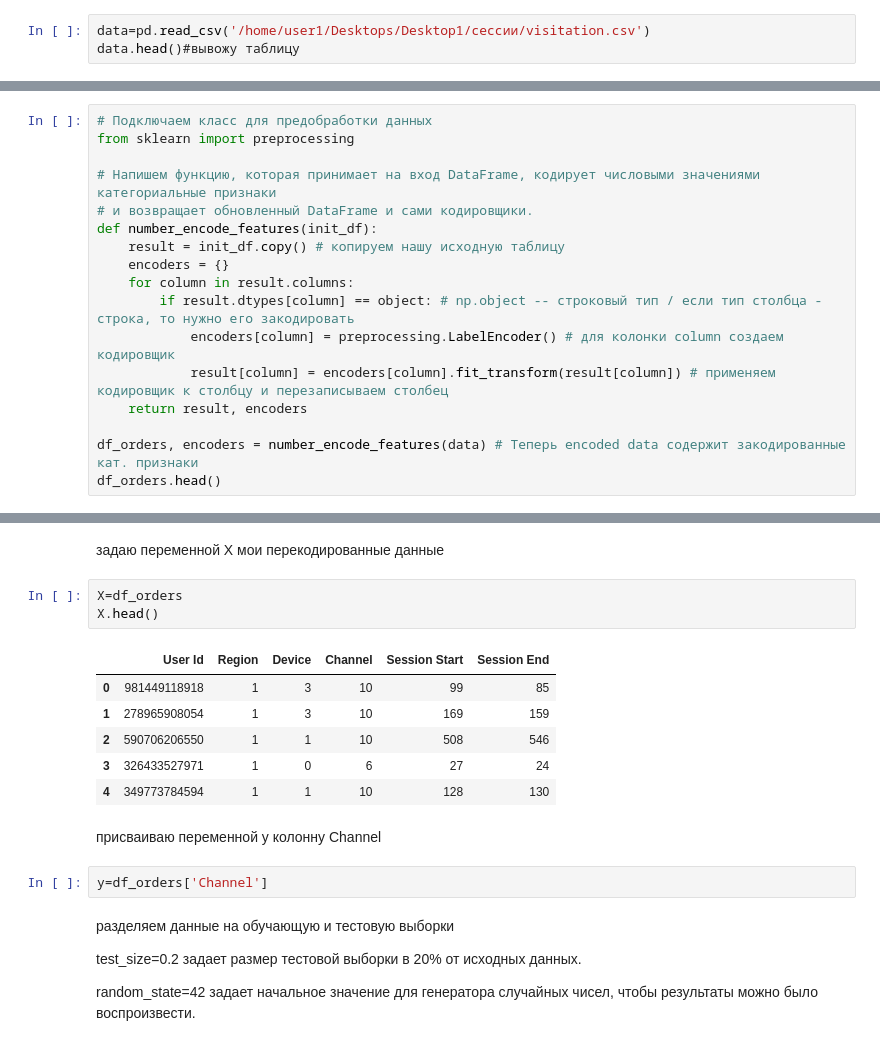
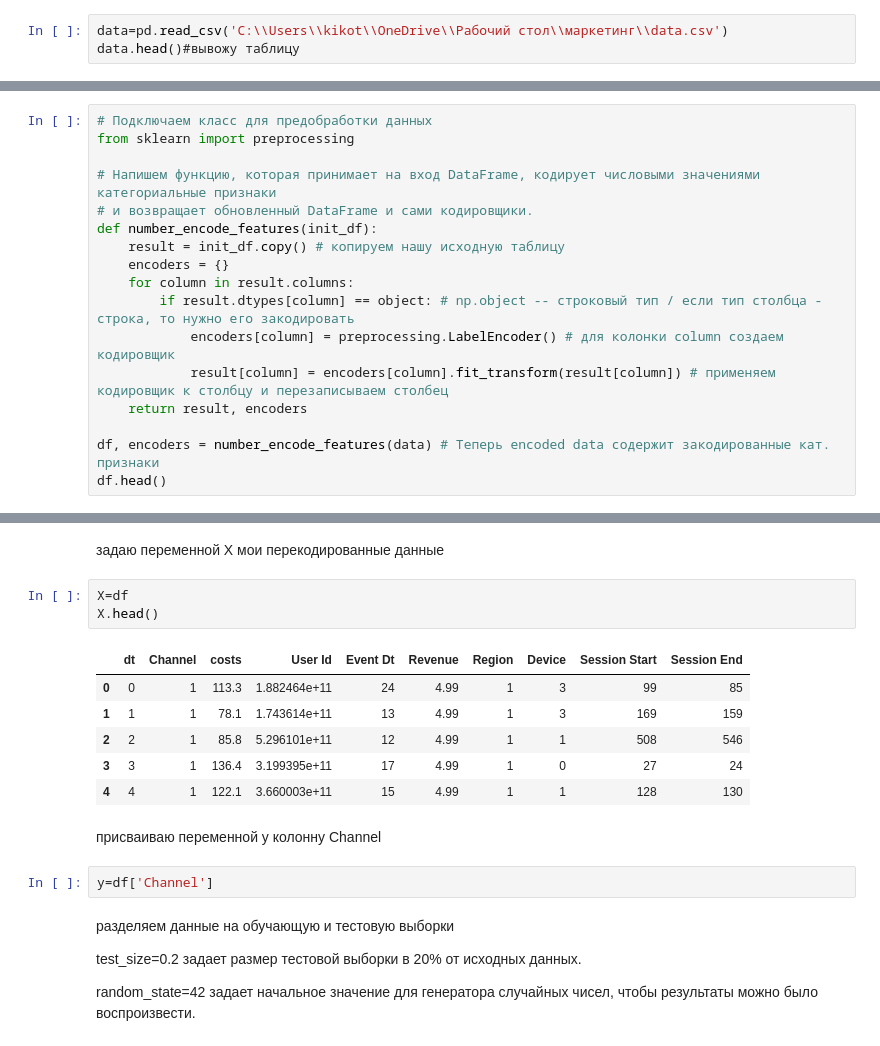
Before and after one commit to morfin264/marketing, a Jupyter notebook: Report_C4.ipynb, the cells around one changed output, grey strips where cells are left out. Saved outputs shown, nothing was run; the diff lists cells and outputs as text.

```diff
--- a/Report_C4.ipynb
+++ b/Report_C4.ipynb
@@ -29,4 +60,4 @@ import numpy as np
 # %%
-data=pd.read_csv('/home/user1/Desktops/Desktop1/сессии/visitation.csv')
+data=pd.read_csv('C:\\Users\\kikot\\OneDrive\\Рабочий стол\\маркетинг\\data.csv')
 data.head()#вывожу таблицу
 # %% [output]
@@ -53,6 +84,6 @@ def number_encode_features(init_df):
             result[column] = encoders[column].fit_transform(result[column]) # применяем кодировщик к столбцу и перезаписываем столбец
     return result, encoders
 
-df_orders, encoders = number_encode_features(data) # Теперь encoded data содержит закодированные кат. признаки
-df_orders.head()
+df, encoders = number_encode_features(data) # Теперь encoded data содержит закодированные кат. признаки
+df.head()
 # %% [output]
@@ -67,19 +98,19 @@ df_orders.head()
 # %% [markdown]
 задаю переменной X мои перекодированные данные
 # %%
-X=df_orders
+X=df
 X.head()
 # %% [output]
-|  | User Id | Region | Device | Channel | Session Start | Session End |
-| 0 | 981449118918 | 1 | 3 | 10 | 99 | 85 |
-| 1 | 278965908054 | 1 | 3 | 10 | 169 | 159 |
-| 2 | 590706206550 | 1 | 1 | 10 | 508 | 546 |
-| 3 | 326433527971 | 1 | 0 | 6 | 27 | 24 |
-| 4 | 349773784594 | 1 | 1 | 10 | 128 | 130 |
+|  | dt | Channel | costs | User Id | Event Dt | Revenue | Region | Device | Session Start | Session End |
+| 0 | 0 | 1 | 113.3 | 1.882464e+11 | 24 | 4.99 | 1 | 3 | 99 | 85 |
+| 1 | 1 | 1 | 78.1 | 1.743614e+11 | 13 | 4.99 | 1 | 3 | 169 | 159 |
+| 2 | 2 | 1 | 85.8 | 5.296101e+11 | 12 | 4.99 | 1 | 1 | 508 | 546 |
+| 3 | 3 | 1 | 136.4 | 3.199395e+11 | 17 | 4.99 | 1 | 0 | 27 | 24 |
+| 4 | 4 | 1 | 122.1 | 3.660003e+11 | 15 | 4.99 | 1 | 1 | 128 | 130 |
 # %% [markdown]
 присваиваю переменной y колонну Channel
 # %%
-y=df_orders['Channel']
+y=df['Channel']
 # %% [markdown]
 
 
```
Also changed, not shown: parts of 16 cells of this notebook.
